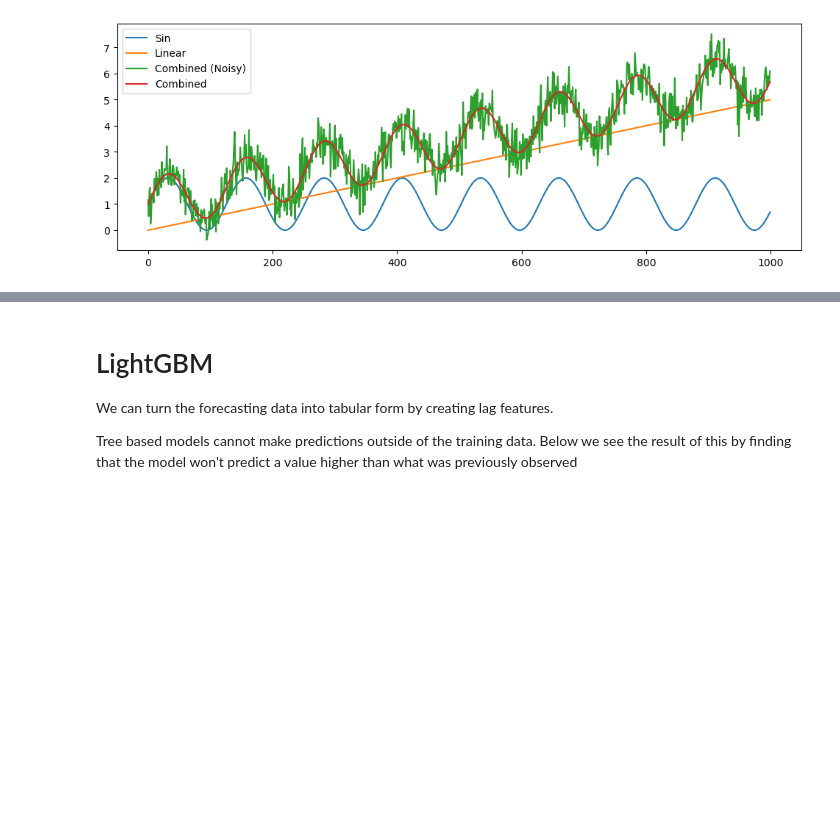
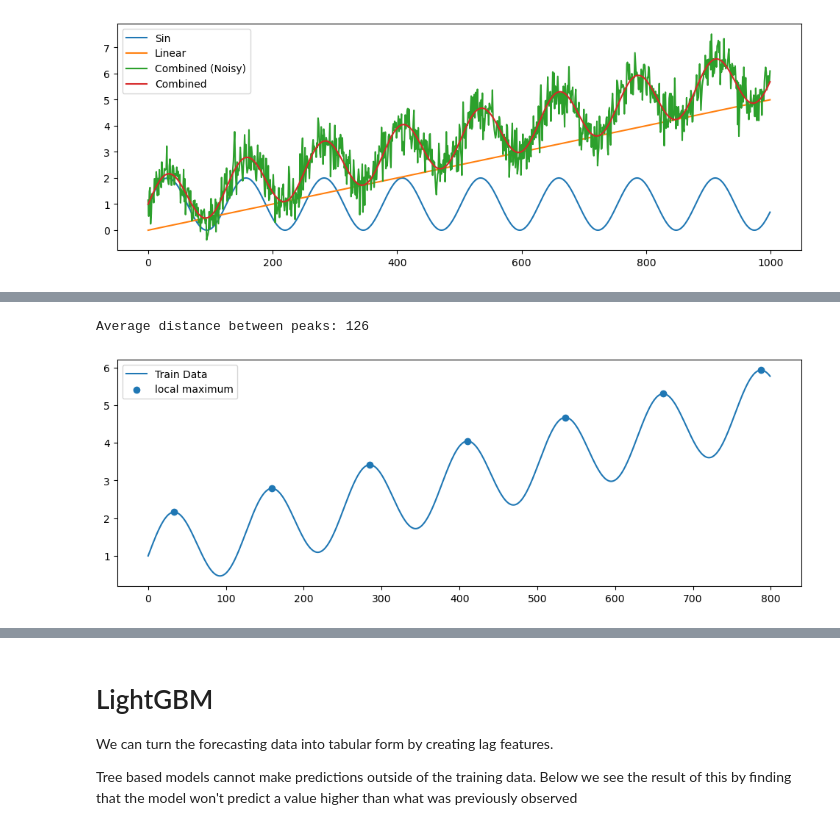
Before and after one commit to Jordanbarker/jordanbarker.github.io, a Jupyter notebook: Jupyter_Notebooks/TimeSeries.ipynb, the cells around one changed output, grey strips where cells are left out. Drawn from its saved outputs; the diff is of its cells as text; code cells hidden in the pictures; blank space fills up the shorter version.

```diff
--- a/Jupyter_Notebooks/TimeSeries.ipynb
+++ b/Jupyter_Notebooks/TimeSeries.ipynb
@@ -36,0 +55,11 @@ plt.show()
+# %%
+peaks = [i for i in range(1, len(train)-1) if train[i] > train[i-1] and train[i] > train[i+1]]
+print(f"Average distance between peaks: {round(sum(list(map(lambda x1, x2: x2-x1, peaks[:-1], peaks[1:]))) / len(peaks[:-1]))}")
+plt.figure(figsize=FIGSIZE)
+plt.plot(train, label='Train Data')
+plt.scatter(peaks, train[peaks], label='local maximum')
+plt.legend()
+plt.show()
+# %% [output]
+Average distance between peaks: 126
+[figure, added]
```
Also changed, not shown: parts of 31 cells of this notebook.
